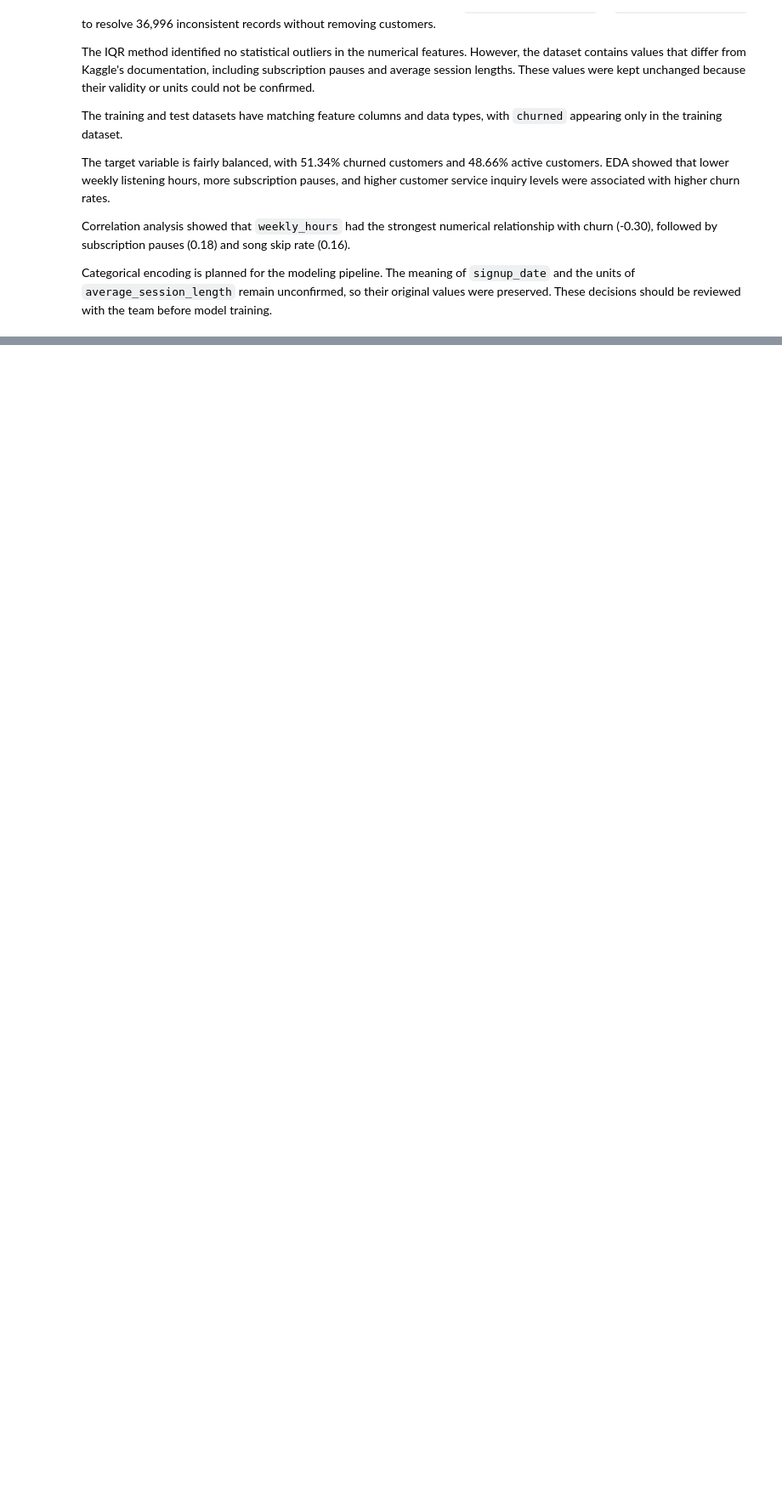
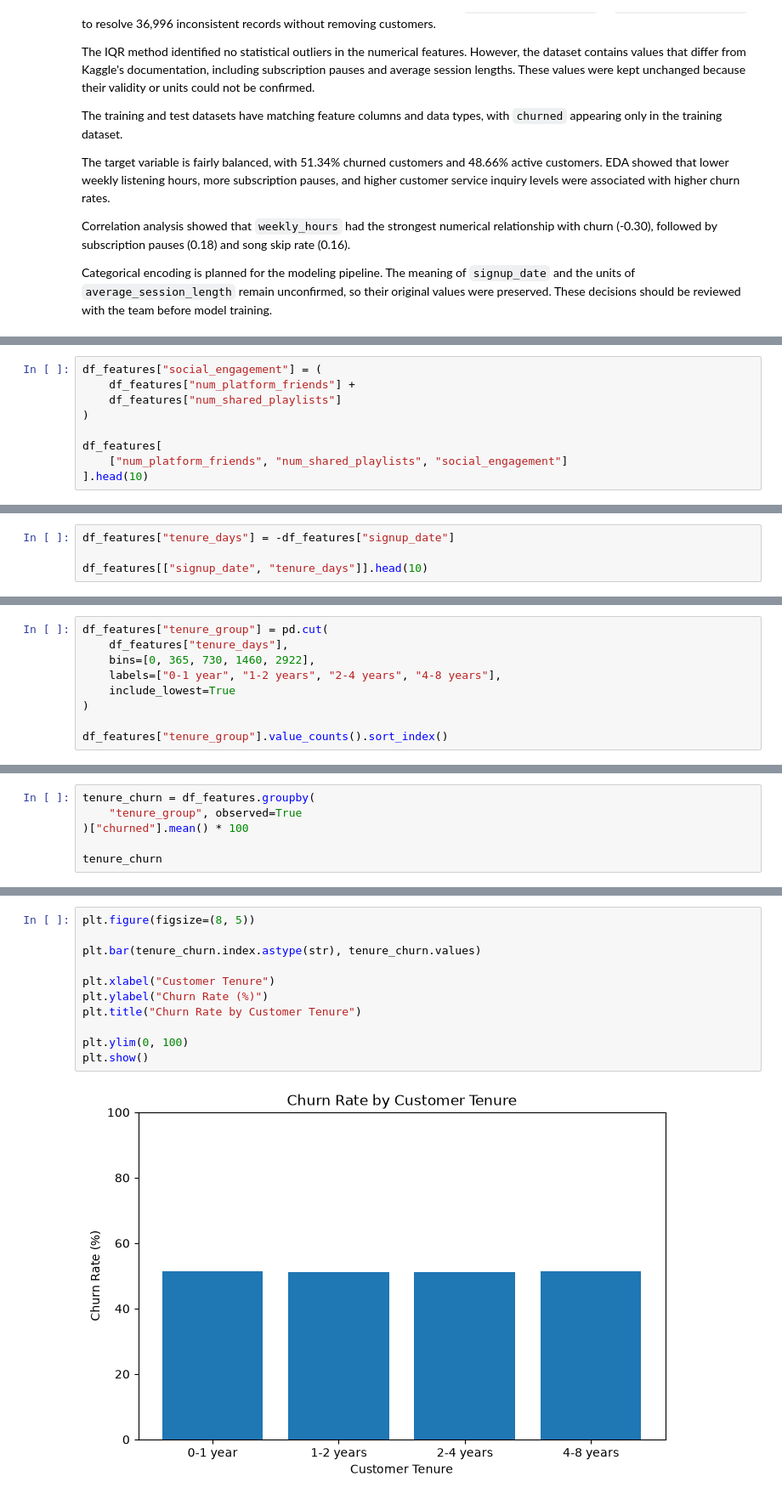
Before and after one commit to madewitt55/cs407-final-project, a Jupyter notebook: elena_task.ipynb, the cells around one changed output, grey strips where cells are left out. Shown at 85% size. Drawn from its saved outputs; the diff is of its cells as text; blank space fills up the shorter version.

Commit message:
Add Task 2 feature engineering and visualizations

```diff
--- a/elena_task.ipynb
+++ b/elena_task.ipynb
@@ -612,0 +775,9 @@ Categorical encoding is planned for the modeling pipeline. The meaning of `signu
+# %%
+df_features["social_engagement"] = (
+    df_features["num_platform_friends"] +
+    df_features["num_shared_playlists"]
+)
+
+df_features[
+    ["num_platform_friends", "num_shared_playlists", "social_engagement"]
+].head(10)
@@ -612,0 +800,4 @@ Categorical encoding is planned for the modeling pipeline. The meaning of `signu
+# %%
+df_features["tenure_days"] = -df_features["signup_date"]
+
+df_features[["signup_date", "tenure_days"]].head(10)
@@ -612,0 +1039,9 @@ Categorical encoding is planned for the modeling pipeline. The meaning of `signu
+# %%
+df_features["tenure_group"] = pd.cut(
+    df_features["tenure_days"],
+    bins=[0, 365, 730, 1460, 2922],
+    labels=["0-1 year", "1-2 years", "2-4 years", "4-8 years"],
+    include_lowest=True
+)
+
+df_features["tenure_group"].value_counts().sort_index()
@@ -612,0 +1055,6 @@ Categorical encoding is planned for the modeling pipeline. The meaning of `signu
+# %%
+tenure_churn = df_features.groupby(
+    "tenure_group", observed=True
+)["churned"].mean() * 100
+
+tenure_churn
@@ -612,0 +1068,13 @@ Categorical encoding is planned for the modeling pipeline. The meaning of `signu
+# %%
+plt.figure(figsize=(8, 5))
+
+plt.bar(tenure_churn.index.astype(str), tenure_churn.values)
+
+plt.xlabel("Customer Tenure")
+plt.ylabel("Churn Rate (%)")
+plt.title("Churn Rate by Customer Tenure")
+
+plt.ylim(0, 100)
+plt.show()
+# %% [output]
+[figure, added]
```
Also changed, not shown: parts of 46 cells of this notebook.
